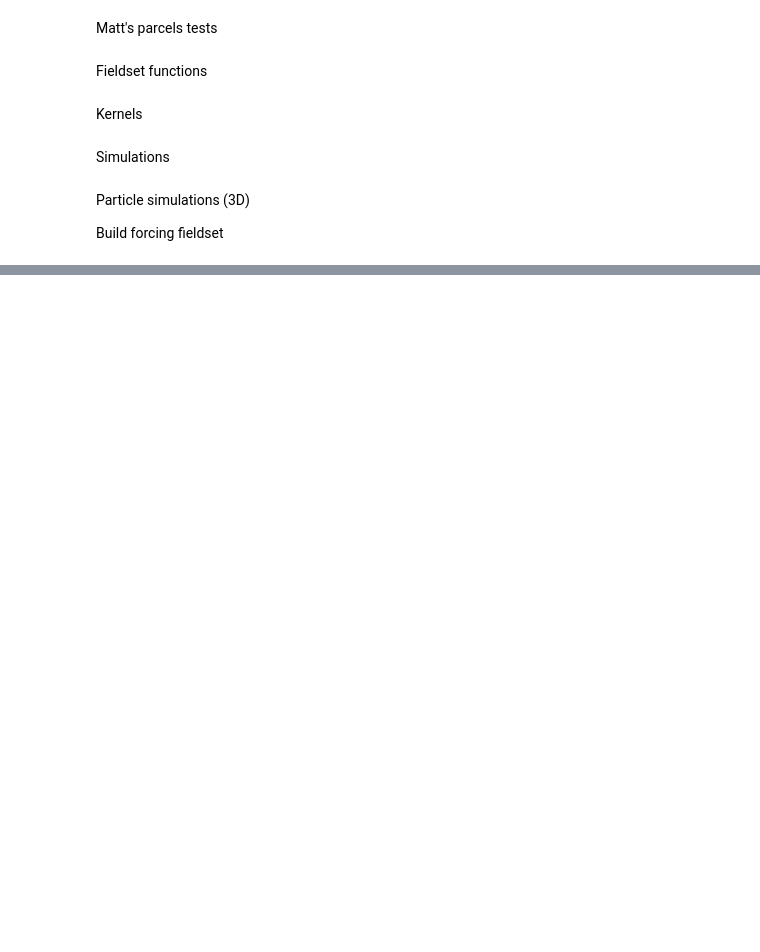
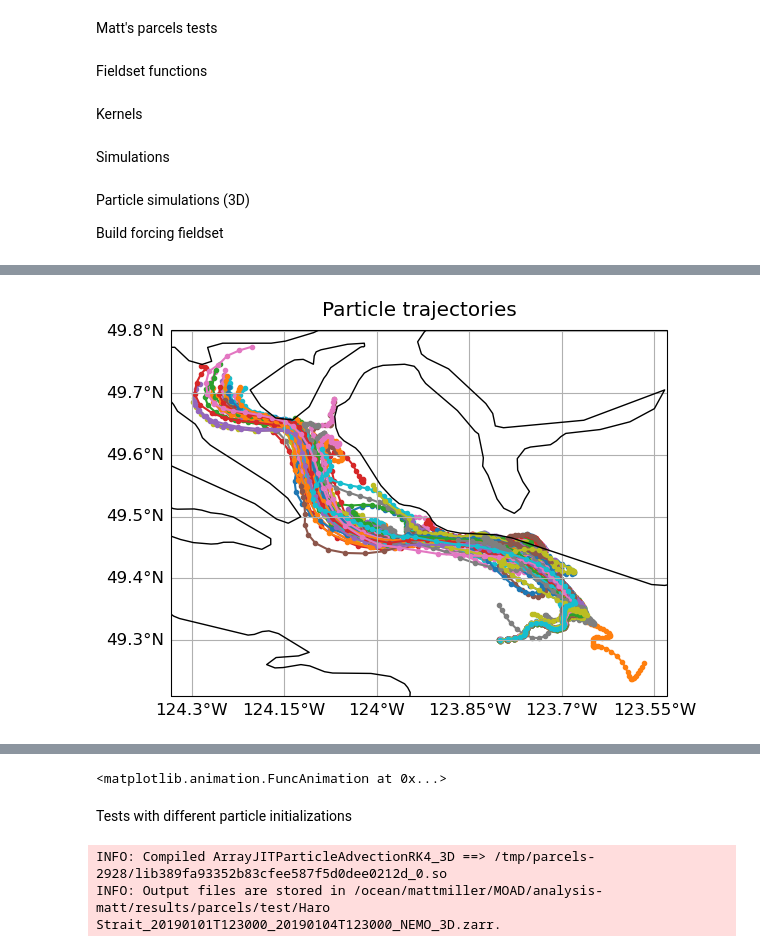
Before and after one commit to SalishSeaCast/analysis-matt, a Jupyter notebook: notebooks/ParcelsTest.ipynb, the cells around one changed output, grey strips where cells are left out. Cells and saved outputs as stored; diff of their text form; code cells hidden in the pictures; blank space fills up the shorter version.

```diff
--- a/notebooks/ParcelsTest.ipynb
+++ b/notebooks/ParcelsTest.ipynb
@@ -114,0 +311,4 @@ SyntaxError: Field received an unexpected keyword argument "field_chunksize" (<s
+# %%
+plotTrajectoriesFile(prefix + '_NEMO_3D.zarr')
+# %% [output]
+[figure, added]
@@ -114,0 +316,4 @@ SyntaxError: Field received an unexpected keyword argument "field_chunksize" (<s
+# %%
+plotTrajectoriesFile(prefix + '_NEMO_3D.zarr', mode='movie2d_notebook')
+# %% [output]
+<matplotlib.animation.FuncAnimation at 0x...>
@@ -114,0 +322,2 @@ SyntaxError: Field received an unexpected keyword argument "field_chunksize" (<s
+# %% [markdown]
+Tests with different particle initializations
@@ -114,0 +365,12 @@ SyntaxError: Field received an unexpected keyword argument "field_chunksize" (<s
+# %%
+# Execute NEMO-only, 3D run, release randomly dispersed over 100 m depth
+pset = ParticleSet.from_list(fieldset, JITParticle, lon=lons, lat=lats, depth=np.random.random_sample(n)*(100), time=np.repeat(start, n))
+kernel = AdvectionRK4_3D
+output_file = pset.ParticleFile(name=prefix + '_NEMO_3D.zarr', outputdt=timedelta(hours=1))
+pset.execute(
+    kernel, runtime=duration, dt=dt, output_file=output_file,
+    recovery={ErrorCode.ErrorOutOfBounds: DeleteParticle},
+)
+# %% [output]
+INFO: Compiled ArrayJITParticleAdvectionRK4_3D ==> /tmp/parcels-2928/lib389fa93352b83cfee587f5d0dee0212d_0.so
+INFO: Output files are stored in /ocean/mattmiller/MOAD/analysis-matt/results/parcels/test/Haro Strait_20190101T123000_20190104T123000_NEMO_3D.zarr.
```
Also changed, not shown: parts of 28 cells of this notebook.
